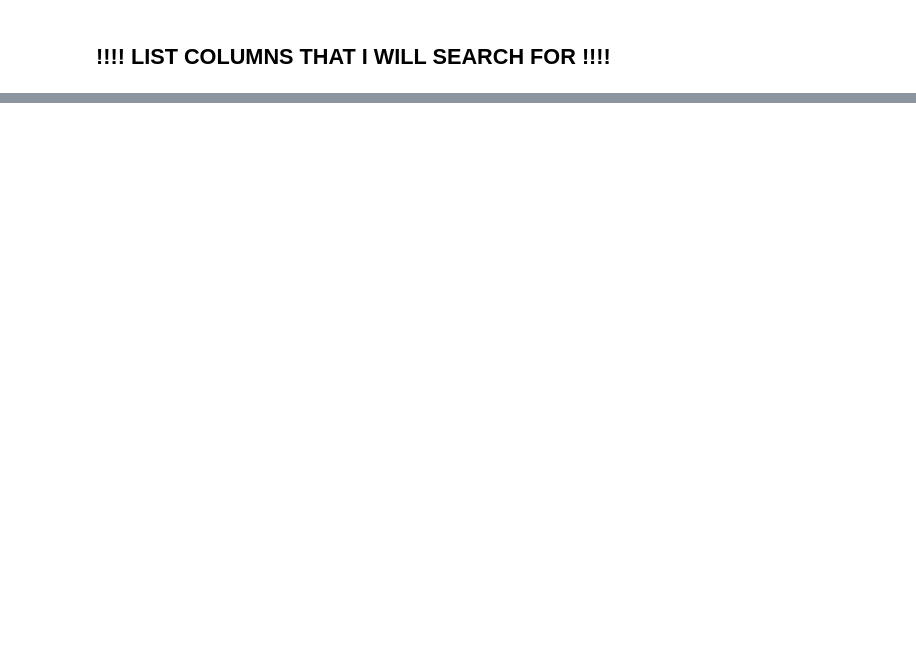
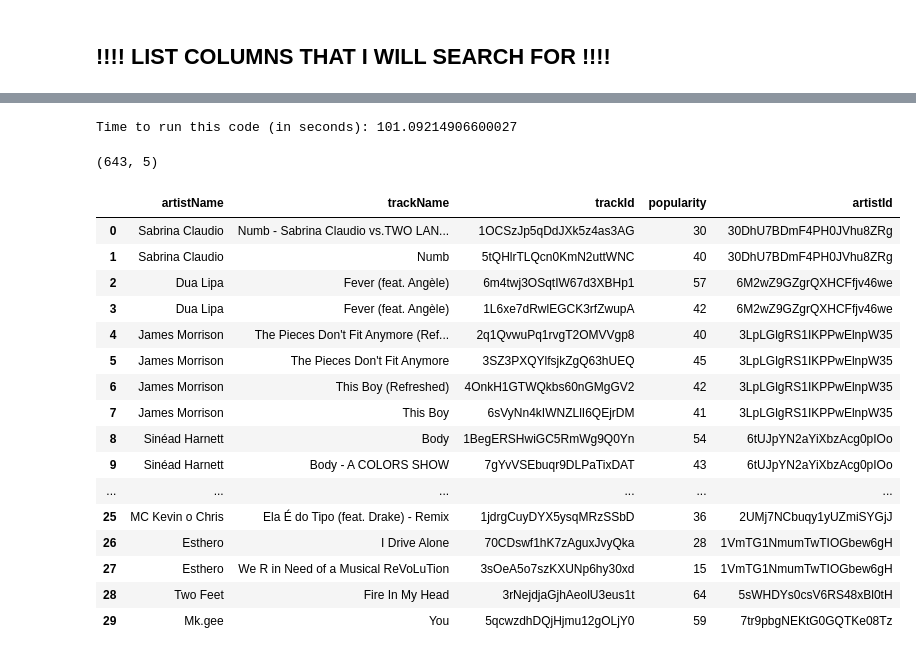
Before and after one commit to karolinastawicka/my-spotify-wrapped, a Jupyter notebook: notebooks/1. Data Prep.ipynb, the cells around one changed output, grey strips where cells are left out. Saved outputs shown, nothing was run; the diff lists cells and outputs as text; code cells hidden in the pictures; blank space fills up the shorter version.

```diff
--- a/notebooks/1. Data Prep.ipynb
+++ b/notebooks/1. Data Prep.ipynb
@@ -607,0 +797,4 @@ df_tracks.head(15)
+# %%
+df_final_w_pod = pd.merge(df_final, df_podcasts, on='artistName', how='left')
+print(df_final_w_pod.shape)
+df_final_w_pod.head()
@@ -607,0 +836,7 @@ df_tracks.head(15)
+# %%
+missing = df_final_w_pod.loc[df_final_w_pod['trackId'].isna()]
+missing
+# %%
+search_list_m = missing[['artistName', 'trackName']].drop_duplicates(ignore_index=True)
+#search_list = search_list.iloc[5058:5078]
+search_list_m
@@ -607,0 +857,53 @@ df_tracks.head(15)
+# %%
+# timeit library to measure the time needed to run this code
+start = timeit.default_timer()
+
+# create empty lists where the results are going to be stored
+artist_name = []
+track_name = []
+popularity = []
+track_id = []
+artist_id = []
+
+for row in search_list_m.iterrows():
+    searchQuery = row[1][1] + ' ' + row[1][0]
+    #print(searchQuery)
+    search_results = sp.search(q=searchQuery, market="DE", limit=2, type='track')
+    for i, t in enumerate(search_results['tracks']['items']):
+        artist_name.append(t['artists'][0]['name'])
+        track_name.append(t['name'])
+        track_id.append(t['id'])
+        popularity.append(t['popularity'])
+        artist_id.append(t['artists'][0]['id'])
+
+stop = timeit.default_timer()
+print ('Time to run this code (in seconds):', stop - start)
+# %% [output]
+Time to run this code (in seconds): 101.09214906600027
+# %%
+df_tracks_m = pd.DataFrame({'artistName':artist_name,
+                          'trackName':track_name,
+                          'trackId':track_id,
+                          'popularity':popularity,
+                          'artistId':artist_id})
+print(df_tracks_m.shape)
+df_tracks_m.head(30)
+# %% [output]
+(643, 5)
+|  | artistName | trackName | trackId | popularity | artistId |
+| 0 | Sabrina Claudio | Numb - Sabrina Claudio vs.TWO LAN... | 1OCSzJp5qDdJXk5z4as3AG | 30 | 30DhU7BDmF4PH0JVhu8ZRg |
+| 1 | Sabrina Claudio | Numb | 5tQHlrTLQcn0KmN2uttWNC | 40 | 30DhU7BDmF4PH0JVhu8ZRg |
+| 2 | Dua Lipa | Fever (feat. Angèle) | 6m4twj3OSqtIW67d3XBHp1 | 57 | 6M2wZ9GZgrQXHCFfjv46we |
+| 3 | Dua Lipa | Fever (feat. Angèle) | 1L6xe7dRwlEGCK3rfZwupA | 42 | 6M2wZ9GZgrQXHCFfjv46we |
+| 4 | James Morrison | The Pieces Don't Fit Anymore (Ref... | 2q1QvwuPq1rvgT2OMVVgp8 | 40 | 3LpLGlgRS1IKPPwElnpW35 |
+| 5 | James Morrison | The Pieces Don't Fit Anymore | 3SZ3PXQYlfsjkZgQ63hUEQ | 45 | 3LpLGlgRS1IKPPwElnpW35 |
+| 6 | James Morrison | This Boy (Refreshed) | 4OnkH1GTWQkbs60nGMgGV2 | 42 | 3LpLGlgRS1IKPPwElnpW35 |
+| 7 | James Morrison | This Boy | 6sVyNn4kIWNZLlI6QEjrDM | 41 | 3LpLGlgRS1IKPPwElnpW35 |
+| 8 | Sinéad Harnett | Body | 1BegERSHwiGC5RmWg9Q0Yn | 54 | 6tUJpYN2aYiXbzAcg0pIOo |
+| 9 | Sinéad Harnett | Body - A COLORS SHOW | 7gYvVSEbuqr9DLPaTixDAT | 43 | 6tUJpYN2aYiXbzAcg0pIOo |
+| ... | ... | ... | ... | ... | ... |
+| 25 | MC Kevin o Chris | Ela É do Tipo (feat. Drake) - Remix | 1jdrgCuyDYX5ysqMRzSSbD | 36 | 2UMj7NCbuqy1yUZmiSYGjJ |
+| 26 | Esthero | I Drive Alone | 70CDswf1hK7zAguxJvyQka | 28 | 1VmTG1NmumTwTIOGbew6gH |
+| 27 | Esthero | We R in Need of a Musical ReVoLuTion | 3sOeA5o7szKXUNp6hy30xd | 15 | 1VmTG1NmumTwTIOGbew6gH |
+| 28 | Two Feet | Fire In My Head | 3rNejdjaGjhAeolU3eus1t | 64 | 5sWHDYs0csV6RS48xBl0tH |
+| 29 | Mk.gee | You | 5qcwzdhDQjHjmu12gOLjY0 | 59 | 7tr9pbgNEKtG0GQTKe08Tz |
```
Also changed, not shown: parts of 53 cells of this notebook, 11 other files.
